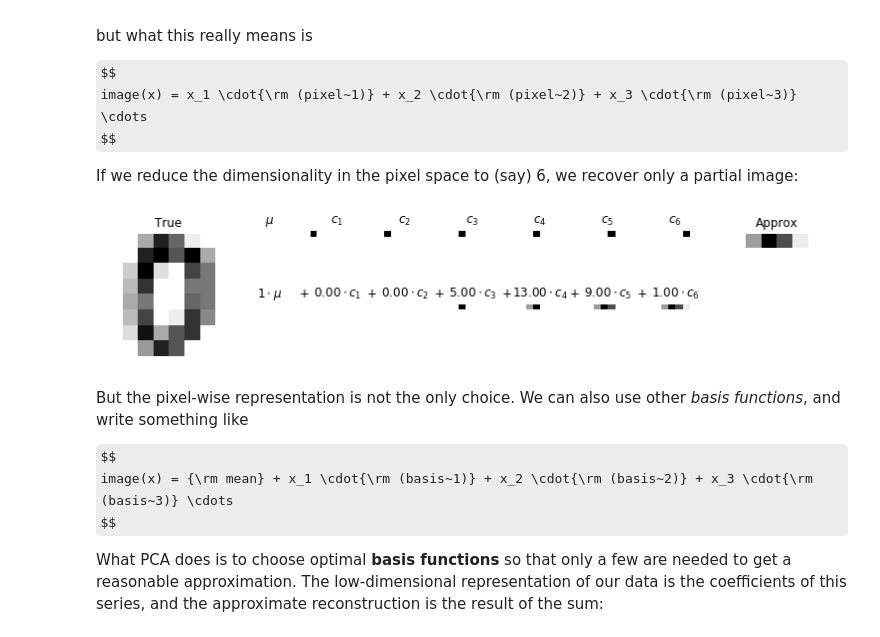
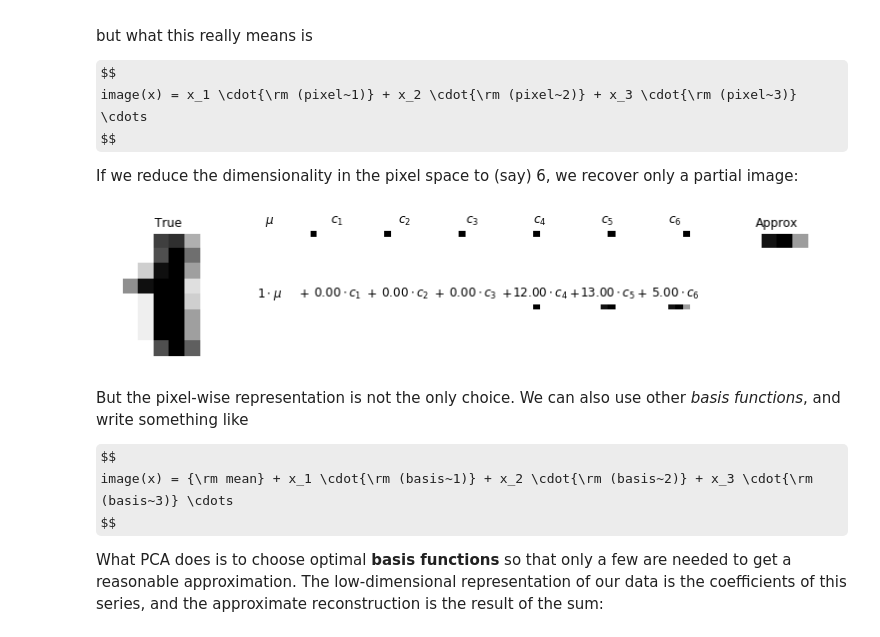
Before and after one commit to dsl2l2017/lecture_7, a Jupyter notebook: pca.ipynb, the cells around one changed output. Saved outputs shown, nothing was run; the diff lists cells and outputs as text; code cells hidden in the pictures; some formulas as TeX source.

```diff
--- a/pca.ipynb
+++ b/pca.ipynb
@@ -106,9 +108,9 @@ If we reduce the dimensionality in the pixel space to (say) 6, we recover only a
 # %%
 from figures import plot_image_components
 
-plot_image_components(digits.data[0])
+plot_image_components(digits.data[1])
 # %% [output]
-[figure, old version]
+[figure, new version]
 # %% [markdown]
 But the pixel-wise representation is not the only choice. We can also use other *basis functions*, and write something like
 
```
Also changed, not shown: parts of 8 cells of this notebook, 1 other file.
